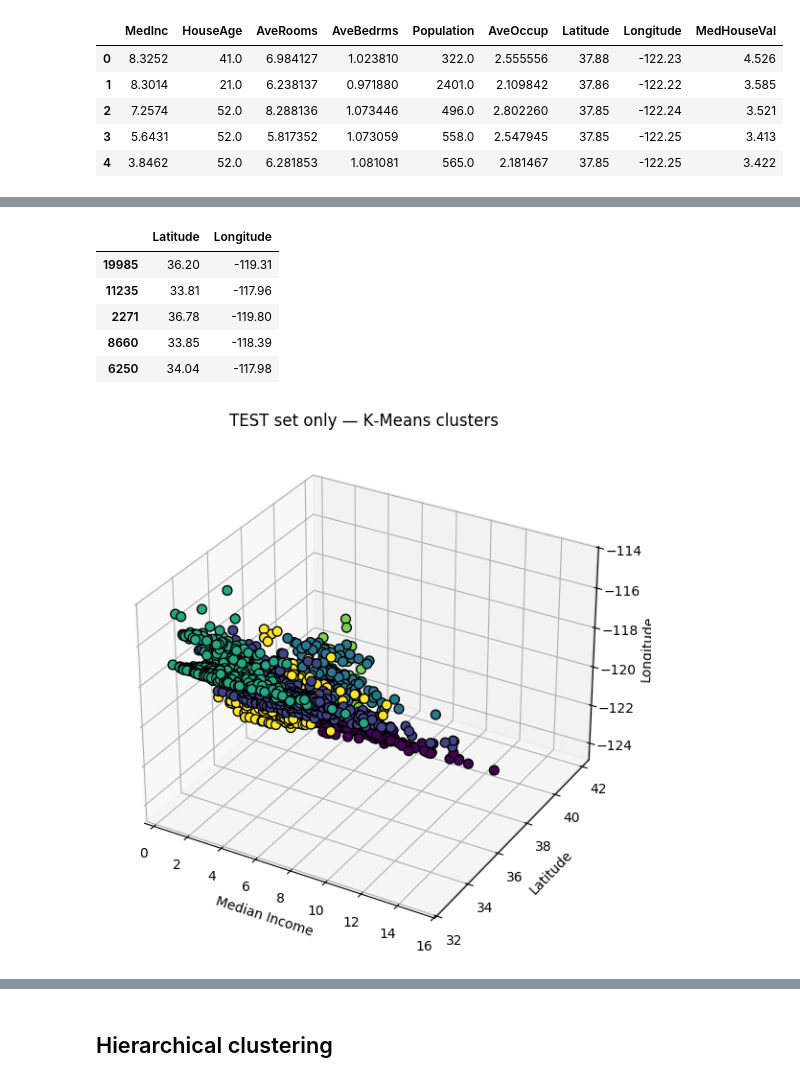
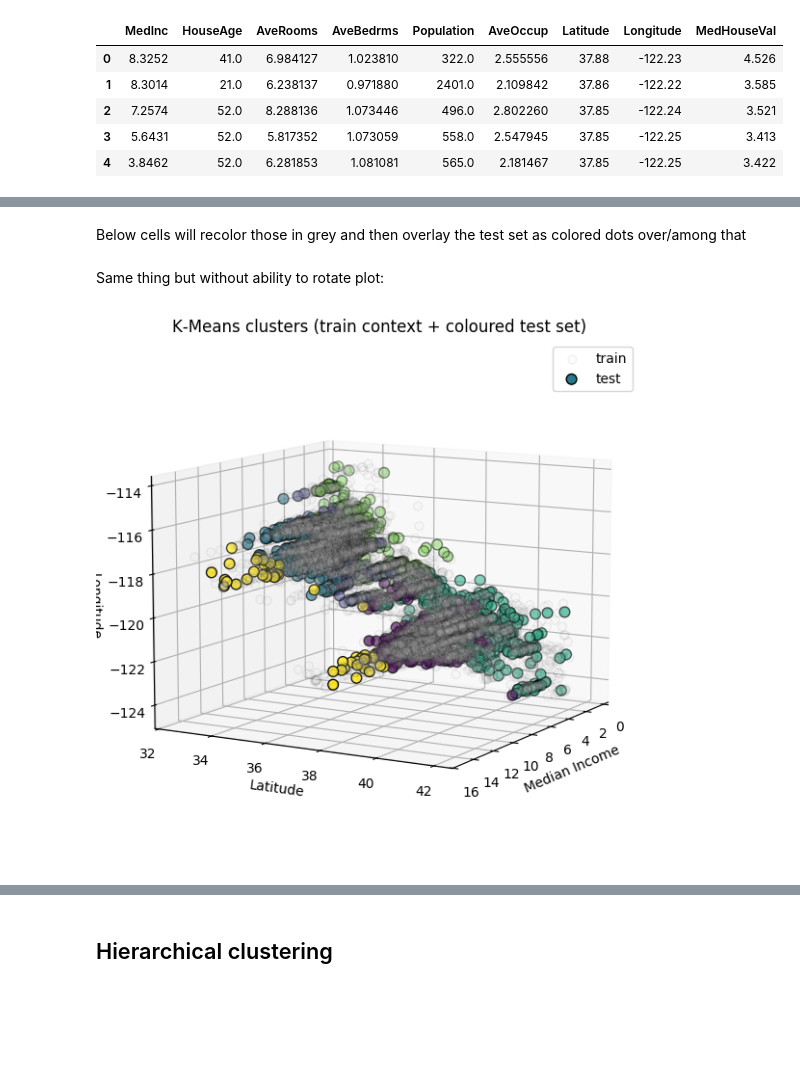
Before and after one commit to NWinocur/unsupervised-learning-k-means-project, a Jupyter notebook: src/explore.ipynb, the cells around one changed output, grey strips where cells are left out. Cells and saved outputs as stored; diff of their text form; code cells hidden in the pictures; blank space fills up the shorter version.

```diff
--- a/src/explore.ipynb
+++ b/src/explore.ipynb
@@ -88,28 +88,3 @@ camera = dict(up=dict(x=0, y=0, z=1), eye=dict(x=1.75, y=1.75, z=0.6))
 fig.update_layout(scene_camera=camera)
 
 fig.show()
-# %%
-# split training vs. test data
-
-from sklearn.model_selection import train_test_split
-
-feature_cols = ["Latitude", "Longitude"]
-target_col = "MedInc"
-plot_cols = [target_col, *feature_cols]
-
-
-X = raw_data[feature_cols]
-y = raw_data[target_col]
-
-X_train, X_test, y_train, y_test = train_test_split(
-    X, y, test_size=0.2, random_state=42
-)
-
-X_train.head()
-# %% [output]
-|  | Latitude | Longitude |
-| 19985 | 36.20 | -119.31 |
-| 11235 | 33.81 | -117.96 |
-| 2271 | 36.78 | -119.80 |
-| 8660 | 33.85 | -118.39 |
-| 6250 | 34.04 | -117.98 |
@@ -131,0 +106,6 @@ test_plot = raw_data.loc[X_test.index, plot_cols].assign(Cluster=test_labels)
+# %%
+train_plot = X_train.copy()
+train_plot["Cluster"] = train_labels
+
+test_plot = X_test.copy()
+test_plot["Cluster"] = test_labels
@@ -131,0 +129,2 @@ test_plot = raw_data.loc[X_test.index, plot_cols].assign(Cluster=test_labels)
+# %% [markdown]
+Below cells will recolor those in grey and then overlay the test set as colored dots over/among that
@@ -132,28 +187,41 @@ test_plot = raw_data.loc[X_test.index, plot_cols].assign(Cluster=test_labels)
+# %% [markdown]
+Same thing but without ability to rotate plot:
 # %%
 # Create a 3D plot for the clustered data points
 fig = plt.figure(figsize=(10, 7))
 ax = fig.add_subplot(111, projection="3d")
 
-# Plot the data points using the cluster labels for coloring
+# training points in light‑gray for context
+ax.scatter(
+    train_plot["MedInc"],
+    train_plot["Latitude"],
+    train_plot["Longitude"],
+    c="lightgray",
+    alpha=0.05,
+    s=40,
+    edgecolor="k",
+    label="train",
+)
+
+# test points coloured by predicted cluster
 ax.scatter(
     test_plot["MedInc"],
     test_plot["Latitude"],
     test_plot["Longitude"],
     c=test_plot["Cluster"],
     cmap="viridis",
-    marker="o",
+    s=60,
     edgecolor="k",
-    s=50,
-    depthshade=False,
+    label="test",
 )
 
-# Set plot titles and labels
-ax.set_title("TEST set only — K‑Means clusters")
-ax.set_xlabel("Median Income")
+# Rotate the view 90 degrees clockwise around Z axis
+ax.view_init(elev=10, azim=30)
+ax.set_title("K‑Means clusters (train context + coloured test set)")
+ax.set_xlabel("Median Income")
 ax.set_ylabel("Latitude")
 ax.set_zlabel("Longitude")
-
-# Show the plot
+ax.legend()
 plt.show()
 # %% [output]
-[figure, old version]
+[figure, new version]
```
Also changed, not shown: parts of 22 cells of this notebook.
